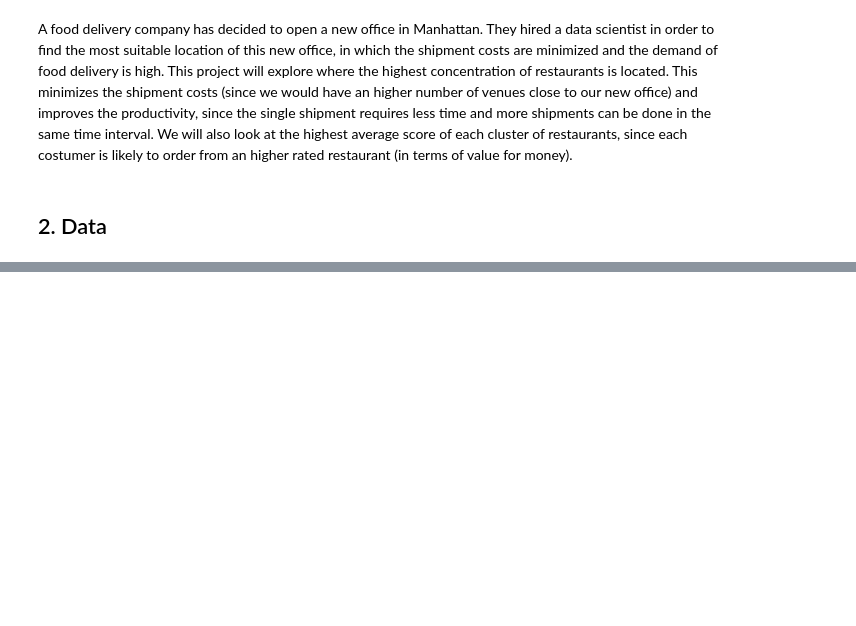
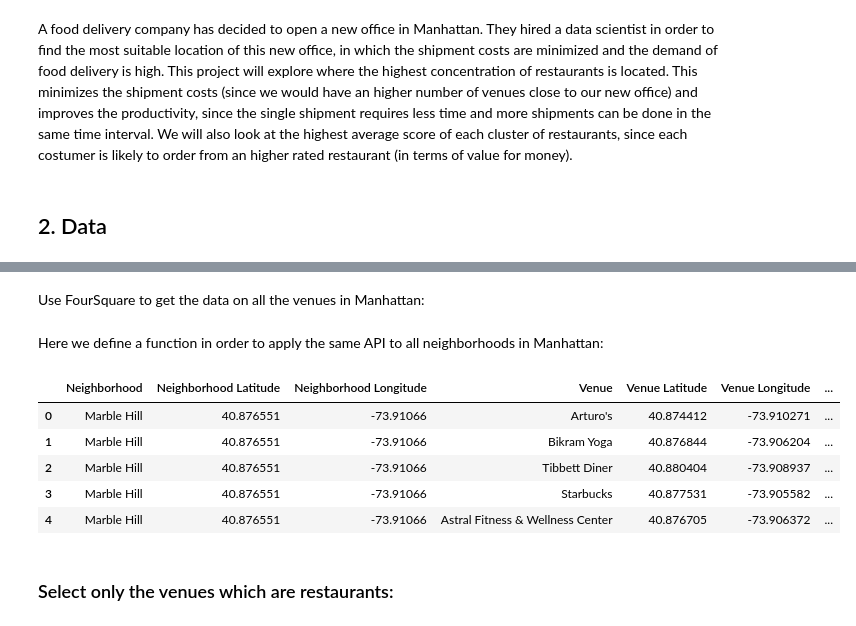
Before and after one commit to GuglielminFederico/Capstone-Project, a Jupyter notebook: Food Delivery in Manhattan - Peer Graded .ipynb, the cells around one changed output, grey strips where cells are left out. Drawn from its saved outputs; the diff is of its cells as text; code cells hidden in the pictures; blank space fills up the shorter version.

```diff
--- a/Food Delivery in Manhattan - Peer Graded .ipynb
+++ b/Food Delivery in Manhattan - Peer Graded .ipynb
@@ -13,0 +90,2 @@ The data necessary to accomplish my Data Science Task are the one of FourSquare.
+# %% [markdown]
+Use FourSquare to get the data on all the venues in Manhattan:
@@ -13,0 +103,55 @@ The data necessary to accomplish my Data Science Task are the one of FourSquare.
+# %% [markdown]
+Here we define a function in order to apply the same API to all neighborhoods in Manhattan:
+# %%
+def getManhVenues(names, lat, lon, radius = 500):
+
+    manh_venues = []
+
+    for name, lat, lon in zip(names, lat, lon):
+
+        #API with user data
+        url = 'https://api.foursquare.com/v2/venues/explore?&client_id={}&client_secret={}&v={}&ll={},{}&radius={}&limit={}'.format(
+            CLIENT_ID,
+            CLIENT_SECRET,
+            VERSION,
+            lat,
+            lon,
+            radius,
+            LIMIT)
+        retrieved_data = requests.get(url).json()['response']['groups'][0]['items']
+        manh_venues.append([(
+            name,
+            lat,
+            lon,
+            v['venue']['name'],
+            v['venue']['location']['lat'],
+            v['venue']['location']['lng'],
+            v['venue']['categories'][0]['name'],
+            v['venue']['id']) for v in retrieved_data])
+
+    venues_df = pd.DataFrame([item for manh_venues in manh_venues for item in manh_venues])
+    venues_df.columns = ['Neighborhood',
+                'Neighborhood Latitude',
+                'Neighborhood Longitude',
+                'Venue',
+                'Venue Latitude',
+                'Venue Longitude',
+                'Venue Category',
+                'Venue ID']
+    return(venues_df)
+# %%
+venues_manh = getManhVenues(names=manhattan_data['Neighborhood'],
+                           lat=manhattan_data['Latitude'],
+                           lon=manhattan_data['Longitude']
+                           )
+# %%
+venues_manh.head()
+# %% [output]
+|  | Neighborhood | Neighborhood Latitude | Neighborhood Longitude | Venue | Venue Latitude | Venue Longitude | ... |
+| 0 | Marble Hill | 40.876551 | -73.91066 | Arturo's | 40.874412 | -73.910271 | ... |
+| 1 | Marble Hill | 40.876551 | -73.91066 | Bikram Yoga | 40.876844 | -73.906204 | ... |
+| 2 | Marble Hill | 40.876551 | -73.91066 | Tibbett Diner | 40.880404 | -73.908937 | ... |
+| 3 | Marble Hill | 40.876551 | -73.91066 | Starbucks | 40.877531 | -73.905582 | ... |
+| 4 | Marble Hill | 40.876551 | -73.91066 | Astral Fitness & Wellness Center | 40.876705 | -73.906372 | ... |
+# %% [markdown]
+### Select only the venues which are restaurants:
```
Also changed, not shown: parts of 43 cells of this notebook.
